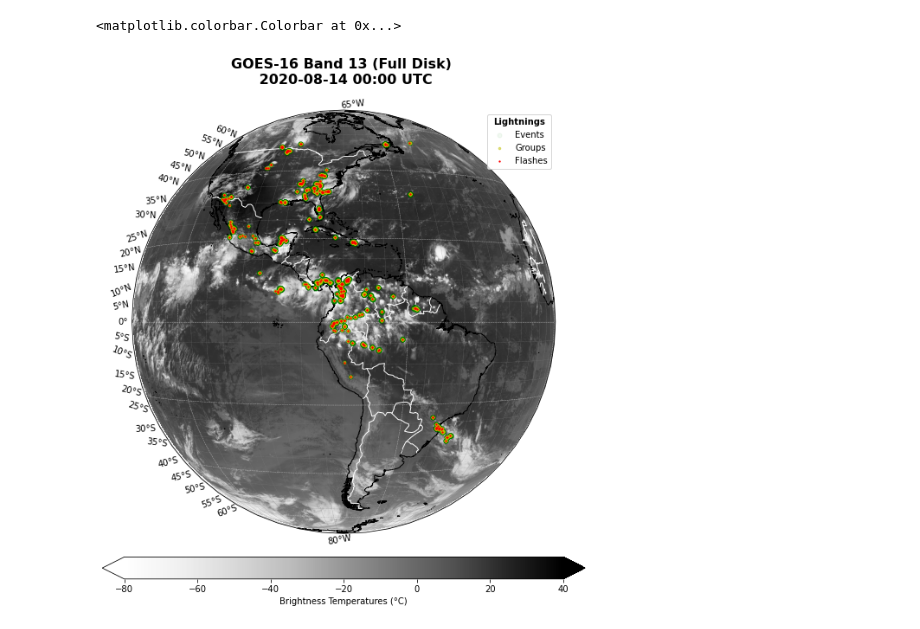
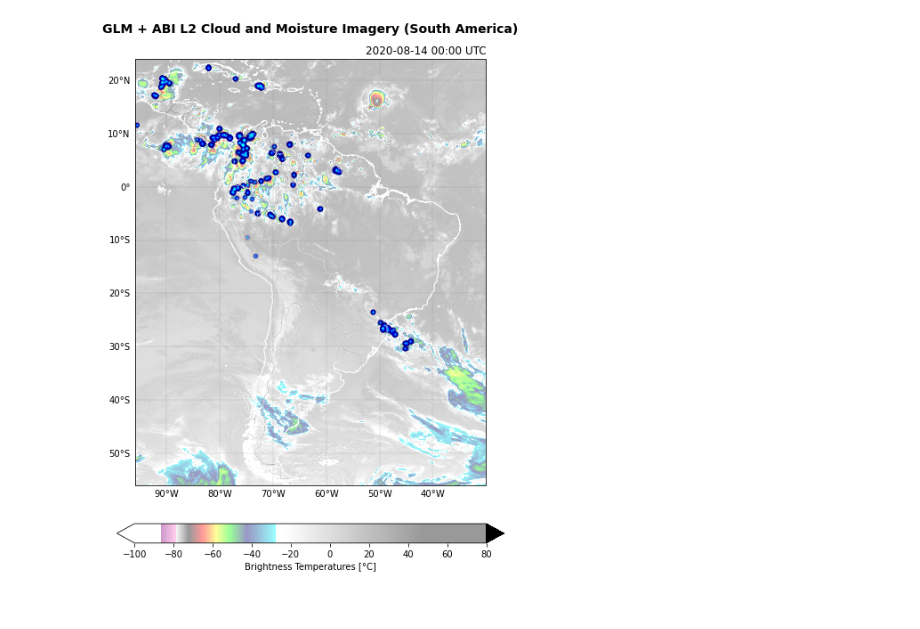
Before and after one commit to AdrianoPereira/py4goes, a Jupyter notebook: notebooks/Plot Full Disk GLM and ABI Channel 13.ipynb, the cells around one changed output. Cells and saved outputs as stored; diff of their text form; code cells hidden in the pictures.

Commit message:
Add notebook version 1 to explore data

```diff
--- a/notebooks/Plot Full Disk GLM and ABI Channel 13.ipynb
+++ b/notebooks/Plot Full Disk GLM and ABI Channel 13.ipynb
@@ -35,0 +38,3 @@ Coordinates: (12/21)
+# %%
+abi_ds = gdal.Open(f"NETCDF:{abi_fn}:CMI")
+dqf_ds = gdal.Open(f"NETCDF:{abi_fn}:DQF")
@@ -35,0 +137,2 @@ Coordinates: (12/21)
+# %%
+shp_geoms = list(shpreader.Reader(shp_fn).geometries())
@@ -36,9 +288,10 @@ Coordinates: (12/21)
 # %%
-event_lon = glm_nc['event_lon'].values
-event_lat = glm_nc['event_lat'].values
+glm_ds = xr.open_dataset(glm_fn)
+event_lon = glm_ds['event_lon'].values
+event_lat = glm_ds['event_lat'].values
 
-group_lon = glm_nc['group_lon'].values
-group_lat = glm_nc['group_lat'].values
+group_lon = glm_ds['group_lon'].values
+group_lat = glm_ds['group_lat'].values
 
-flash_lon = glm_nc['flash_lon'].values
-flash_lat = glm_nc['flash_lat'].values
+flash_lon = glm_ds['flash_lon'].values
+flash_lat = glm_ds['flash_lat'].values
@@ -71,32 +298,44 @@ channel = abi_nc['band_id'].values[0]
 # %%
-projection = ccrs.Geostationary(central_longitude=-75.0, satellite_height=satellite_height)
-bound_box = (-5434894.67527,5434894.67527,-5434894.67527,5434894.67527)
+fig, ax = plt.subplots(1, 1, figsize=(10, 10), subplot_kw={'projection': ccrs_latlon_proj})
 
-fig, ax = plt.subplots(1, 1, figsize=(10, 10), subplot_kw={'projection': projection})
-
-ax.set_title(f"GOES-16 Band {channel} (Full Disk) \n {date.strftime('%Y-%m-%d %H:%M')} UTC",
-             fontweight='bold', fontsize=16, y=1.05)
-
-img = ax.imshow(data_celsius, vmin=-80, vmax=40, origin='upper', extent=bound_box, cmap='Greys')
-ax.coastlines(resolution='10m', color='k', linewidth=1)
-ax.add_feature(cartopy.feature.BORDERS, edgecolor='white', linewidth=1)
-ax.gridlines(color='white', alpha=0.5, linestyle='--', linewidth=0.5)
-
-ax.plot(event_lon, event_lat, '.g', markersize=10, alpha=0.05, transform=ccrs.PlateCarree(), label='Events')
-ax.plot(group_lon, group_lat, '.y', markersize=5, alpha=0.5, transform=ccrs.PlateCarree(), label='Groups')
-ax.plot(flash_lon, flash_lat, '.r', markersize=2.5, alpha=1, transform=ccrs.PlateCarree(), label='Flashes')
+custom_cmap = mpl.cm.colors.LinearSegmentedColormap('cpt', loadCPT(cpt_fn))
+vmin, vmax = -100, 80
 
 
+ax.add_geometries(shp_geoms, ccrs_latlon_proj, ec='w', facecolor='none', lw=0.8, zorder=5, alpha=0.4)
+ax.set_title(f"GLM + {title_prod} ({crop_scene_name})", loc='center', y=1.05, fontsize=14, fontweight='bold')
+ax.set_title(f"{datetime_fmt.strftime('%Y-%m-%d %H:%M')} UTC", loc='right', fontsize=12)
 
+img = ax.imshow(crop_abi_data-273.15, origin='upper', extent=img_extent, vmin=vmin, vmax=vmax, cmap=custom_cmap, alpha=0.4)
+ax.set_extent(img_extent, crs=ccrs_latlon_proj)
+ax.plot(event_lon, event_lat, '.', color='darkblue', markersize=10, alpha=0.05, transform=ccrs.PlateCarree(), label='Events')
+ax.plot(group_lon, group_lat, '.', color='blue', markersize=5, alpha=0.1, transform=ccrs.PlateCarree(), label='Groups')
+ax.plot(flash_lon, flash_lat, '.', color='cyan', markersize=2.5, alpha=0.5, transform=ccrs.PlateCarree(), label='Flashes')
 
-gl = ax.gridlines(crs=ccrs.PlateCarree(), color='gray', alpha=1.0, linestyle='--',
-                  linewidth=0.25, xlocs=np.arange(-180, 180, 5), ylocs=np.arange(-90, 90, 5),
+ax.coastlines(resolution='10m',
+              color='white',
+              linewidth=1)
+
+ax.add_feature(cartopy.feature.BORDERS,
+               edgecolor='gray',
+               linewidth=0.5)
+
+gl = ax.gridlines(crs=ccrs.PlateCarree(),
+                  color='gray',
+                  alpha=1.0,
+                  linestyle='--',
+                  linewidth=0.25,
+                  xlocs=np.arange(-180, 180, 10),
+                  ylocs=np.arange(-90, 90, 10),
                   draw_labels=True)
+
 gl.top_labels = False
 gl.right_labels = False
-l = plt.legend()
-l.set_title(title='Lightnings', prop={'weight': 'bold'})
-plt.colorbar(img, label='Brightness Temperatures (°C)', extend='both', orientation='horizontal', pad=0.05, fraction=0.05)
+
+plt.colorbar(img, label='Brightness Temperatures [°C]',
+             extend='both', orientation='horizontal',
+             pad=0.08, fraction=0.04)
+plt.savefig(f"{out_path}/GLM_ABI_{crop_scene_name.replace(' ', '_')}_{title_prod.replace(' ', '_')}_{datetime}.png",
+           transparent=False, bbox_inches='tight', pad_inches=0.1)
 # %% [output]
-<matplotlib.colorbar.Colorbar at 0x...>
-[figure, old version]
+[figure, new version]
```
Also changed, not shown: parts of 19 cells of this notebook, 3 other files.
